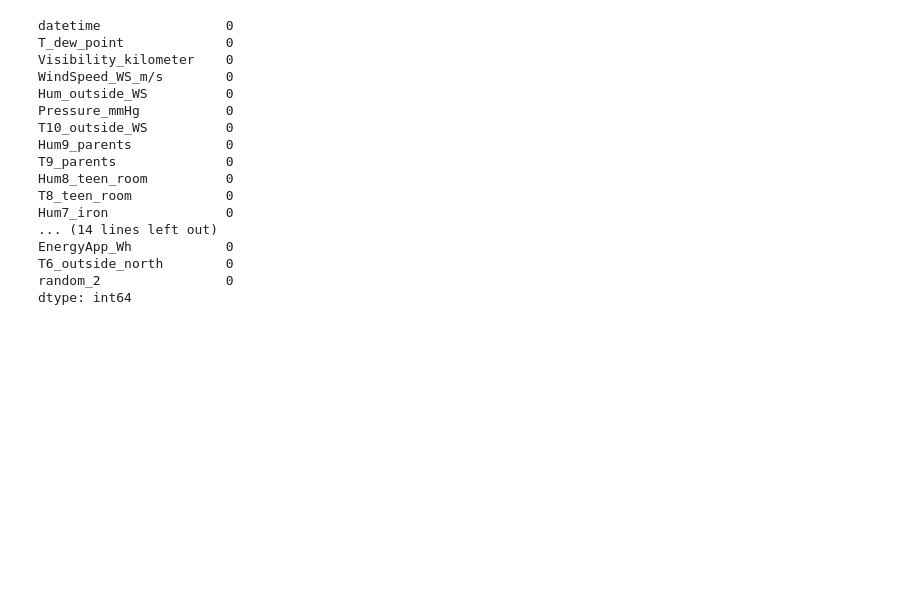
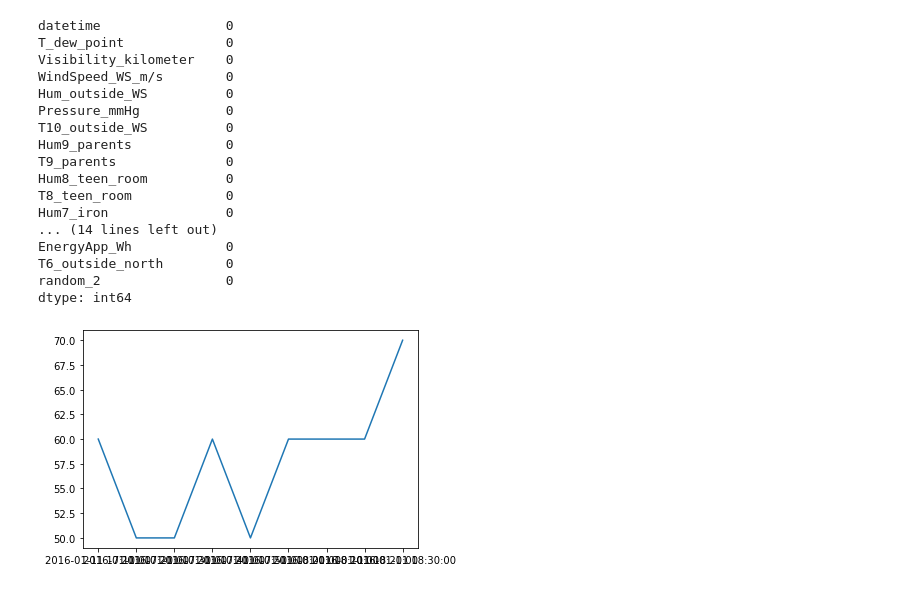
Before and after one commit to fahadalisarwar1/energy, a Jupyter notebook: analysis.ipynb, the cells around one changed output. Saved outputs shown, nothing was run; the diff lists cells and outputs as text; code cells hidden in the pictures; blank space fills up the shorter version.

```diff
--- a/analysis.ipynb
+++ b/analysis.ipynb
@@ -190,0 +193,7 @@ dtype: int64
+# %%
+
+import matplotlib.pyplot as plt
+plt.plot(df.datetime[1:10], df.EnergyApp_Wh[1:10])
+plt.show()
+# %% [output]
+[figure, added]
```
Also changed, not shown: parts of 1 cell of this notebook, 1 other file.
